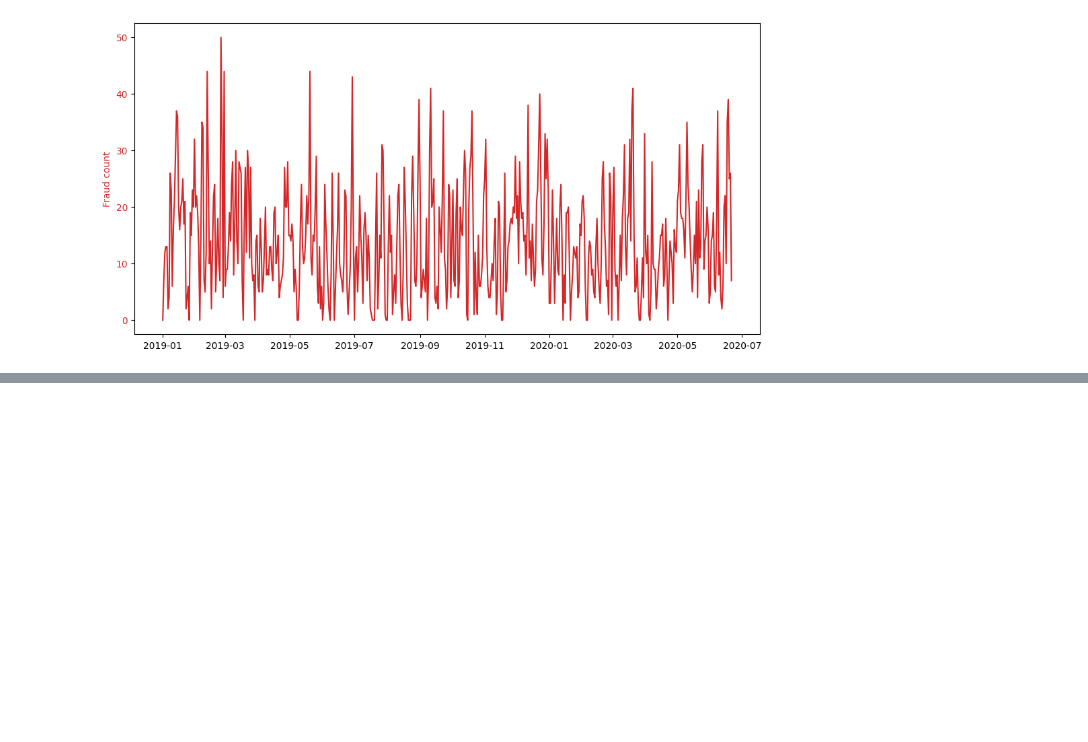
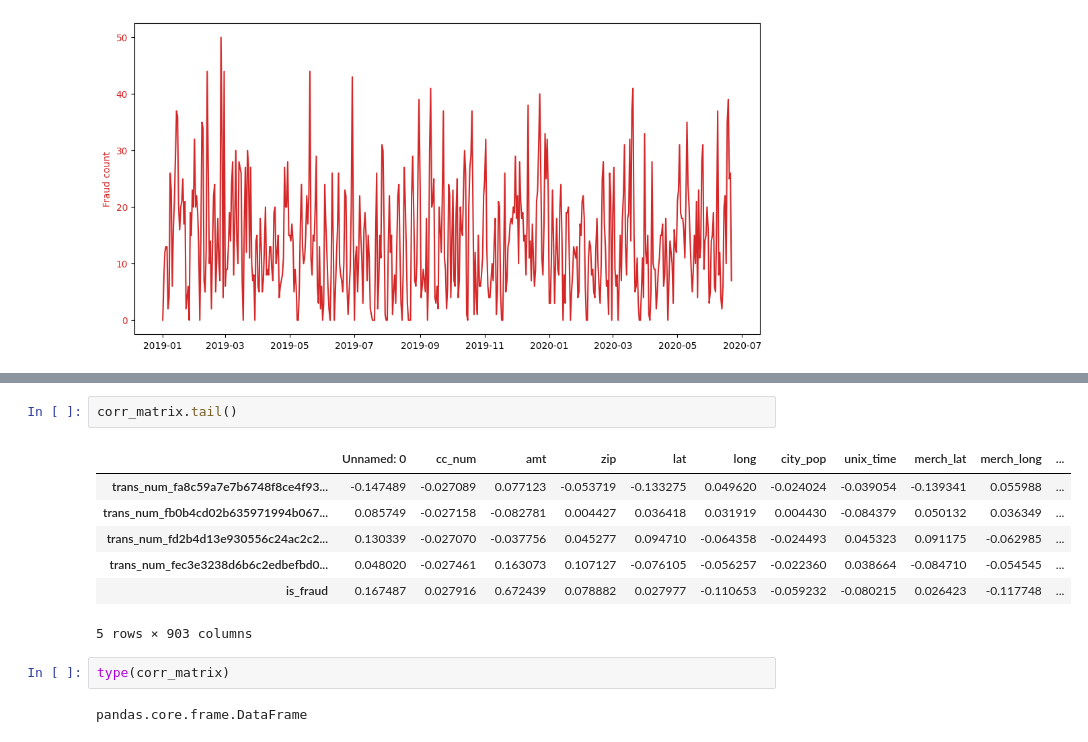
Before and after one commit to muzu1232005/iitm-meritius-ml-clsftion-ws1, a Jupyter notebook: test_work.ipynb, the cells around one changed output, grey strips where cells are left out. Saved outputs shown, nothing was run; the diff lists cells and outputs as text; blank space fills up the shorter version.

```diff
--- a/test_work.ipynb
+++ b/test_work.ipynb
@@ -211,0 +323,14 @@ ax1.tick_params(axis='y', labelcolor='tab:red')
+# %%
+corr_matrix.tail()
+# %% [output]
+|  | Unnamed: 0 | cc_num | amt | zip | lat | long | city_pop | unix_time | merch_lat | merch_long | ... |
+| trans_num_fa8c59a7e7b6748f8ce4f93... | -0.147489 | -0.027089 | 0.077123 | -0.053719 | -0.133275 | 0.049620 | -0.024024 | -0.039054 | -0.139341 | 0.055988 | ... |
+| trans_num_fb0b4cd02b635971994b067... | 0.085749 | -0.027158 | -0.082781 | 0.004427 | 0.036418 | 0.031919 | 0.004430 | -0.084379 | 0.050132 | 0.036349 | ... |
+| trans_num_fd2b4d13e930556c24ac2c2... | 0.130339 | -0.027070 | -0.037756 | 0.045277 | 0.094710 | -0.064358 | -0.024493 | 0.045323 | 0.091175 | -0.062985 | ... |
+| trans_num_fec3e3238d6b6c2edbefbd0... | 0.048020 | -0.027461 | 0.163073 | 0.107127 | -0.076105 | -0.056257 | -0.022360 | 0.038664 | -0.084710 | -0.054545 | ... |
+| is_fraud | 0.167487 | 0.027916 | 0.672439 | 0.078882 | 0.027977 | -0.110653 | -0.059232 | -0.080215 | 0.026423 | -0.117748 | ... |
+5 rows × 903 columns
+# %%
+type(corr_matrix)
+# %% [output]
+pandas.core.frame.DataFrame
```
Also changed, not shown: parts of 13 cells of this notebook.
